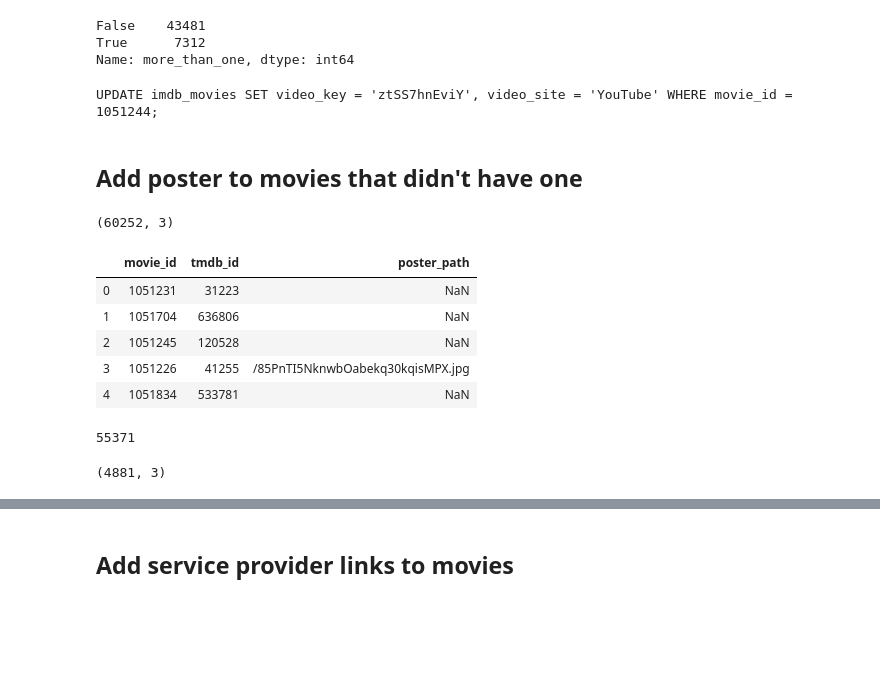
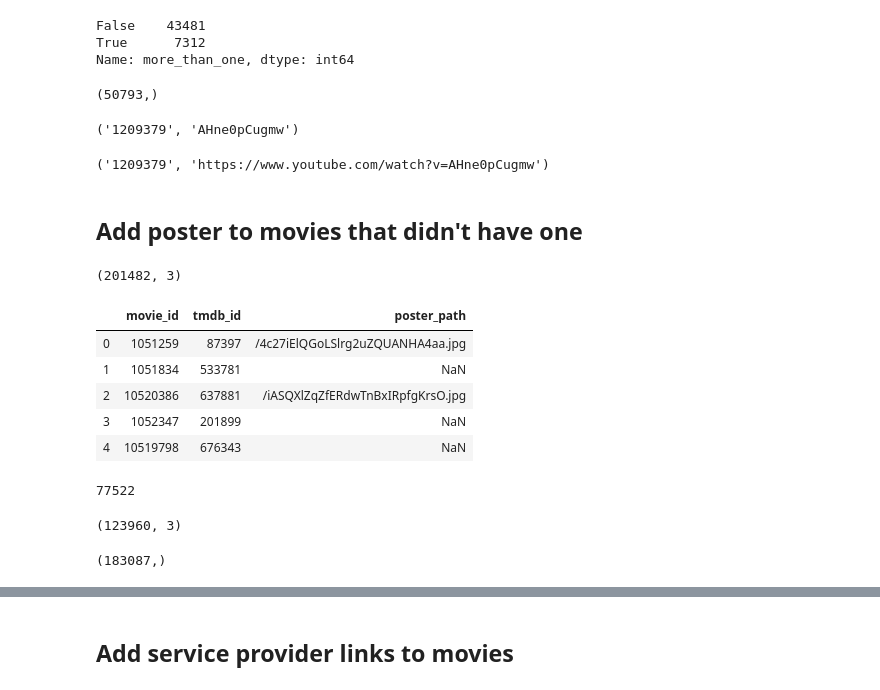
Before and after one commit to BloomTech-Labs/Groa-ds, a Jupyter notebook: data_ingestion/update_db.ipynb, the cells around one changed output, grey strips where cells are left out. Cells and saved outputs as stored; diff of their text form; code cells hidden in the pictures; blank space fills up the shorter version.

Commit message:
saves output from updating new DB with description, trailer_url, and additional poster_urls

```diff
--- a/data_ingestion/update_db.ipynb
+++ b/data_ingestion/update_db.ipynb
@@ -121,40 +152,70 @@ Name: more_than_one, dtype: int64
 # %%
 # update every movie we have a trailer for
-# cursor = connection.cursor()
+cursor = connection.cursor()
+youtube_base = 'https://www.youtube.com/watch?v='
+vimeo_base = 'https://vimeo.com/'
 
 for movie_id, key, site in trailer_df[['movie_id', 'video_key', 'video_site']].values:
-    query = f"UPDATE imdb_movies SET video_key = '{key}', video_site = '{site}' WHERE movie_id = {movie_id};"
-    print(query)
-    break
-#     cursor.execute(query)
+    if site == 'YouTube':
+        trailer_url = youtube_base + str(key)
+    else:
+        trailer_url = vimeo_base + str(key)
+    update_query = f"UPDATE movies SET trailer_url = '{trailer_url}' WHERE movie_id = '{movie_id}';"
+    cursor.execute(update_query)
 
-# connection.commit()
-# cursor.close()
+connection.commit()
+cursor.close()
-# %% [output]
-UPDATE imdb_movies SET video_key = 'ztSS7hnEviY', video_site = 'YouTube' WHERE movie_id = 1051244;
+# %%
+# count every movie with a trailer_url
+cursor = connection.cursor()
+
+query = "SELECT COUNT(*) from movies WHERE trailer_url IS NOT NULL;"
+cursor.execute(query)
+trailer_count = cursor.fetchone()
+
+cursor.close()
+trailer_count
+# %% [output]
+(50793,)
+# %%
+# get test_id and key
+test_id = trailer_df['movie_id'][1000]
+test_key = trailer_df['video_key'][1000]
+test_id, test_key
+# %% [output]
+('1209379', 'AHne0pCugmw')
+# %%
+# ensure test_key is same in DB
+cursor = connection.cursor()
+query = f"SELECT movie_id, trailer_url FROM movies WHERE movie_id = '{test_id}';"
+cursor.execute(query)
+print(cursor.fetchone())
+cursor.close()
+# %% [output]
+('1209379', 'https://www.youtube.com/watch?v=AHne0pCugmw')
 # %% [markdown]
 ## Add poster to movies that didn't have one
 # %%
 # read in poster data
-poster_df = pd.read_csv('poster_data.csv')
+poster_df = pd.read_csv('../../data/poster_data.csv')
 print(poster_df.shape)
 poster_df.head()
 # %% [output]
-(60252, 3)
+(201482, 3)
 |  | movie_id | tmdb_id | poster_path |
-| 0 | 1051231 | 31223 | NaN |
-| 1 | 1051704 | 636806 | NaN |
-| 2 | 1051245 | 120528 | NaN |
-| 3 | 1051226 | 41255 | /85PnTI5NknwbOabekq30kqisMPX.jpg |
-| 4 | 1051834 | 533781 | NaN |
+| 0 | 1051259 | 87397 | /4c27iElQGoLSlrg2uZQUANHA4aa.jpg |
+| 1 | 1051834 | 533781 | NaN |
+| 2 | 10520386 | 637881 | /iASQXlZqZfERdwTnBxIRpfgKrsO.jpg |
+| 3 | 1052347 | 201899 | NaN |
+| 4 | 10519798 | 676343 | NaN |
 # %%
 # how many null poster_paths?
 poster_df['poster_path'].isnull().sum()
 # %% [output]
-55371
+77522
 # %%
 # drop those rows
 poster_df = poster_df.dropna(subset=['poster_path'])
 poster_df.shape
 # %% [output]
-(4881, 3)
+(123960, 3)
@@ -161,2 +226,14 @@ poster_df.shape
+# %%
+# count every movie with a poster_path before update
+cursor = connection.cursor()
+
+query = "SELECT COUNT(*) from movies WHERE poster_url IS NOT NULL;"
+cursor.execute(query)
+poster_count = cursor.fetchone()
+
+cursor.close()
+poster_count
+# %% [output]
+(183087,)
 # %%
 # update every movie we have a poster for
```
Also changed, not shown: parts of 14 cells of this notebook, 1 other file.
